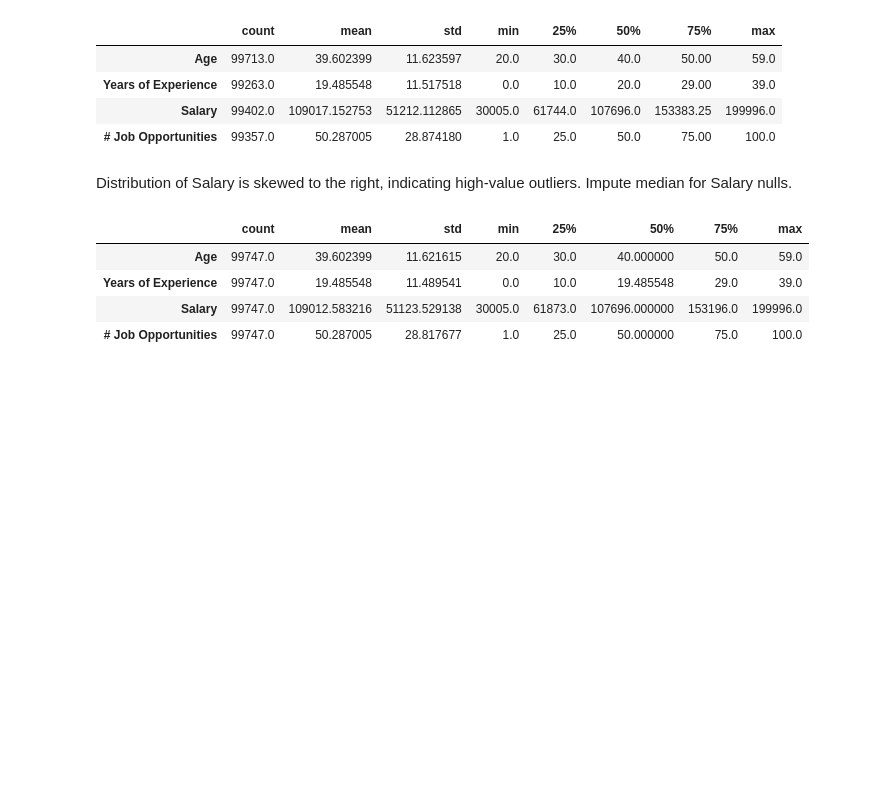
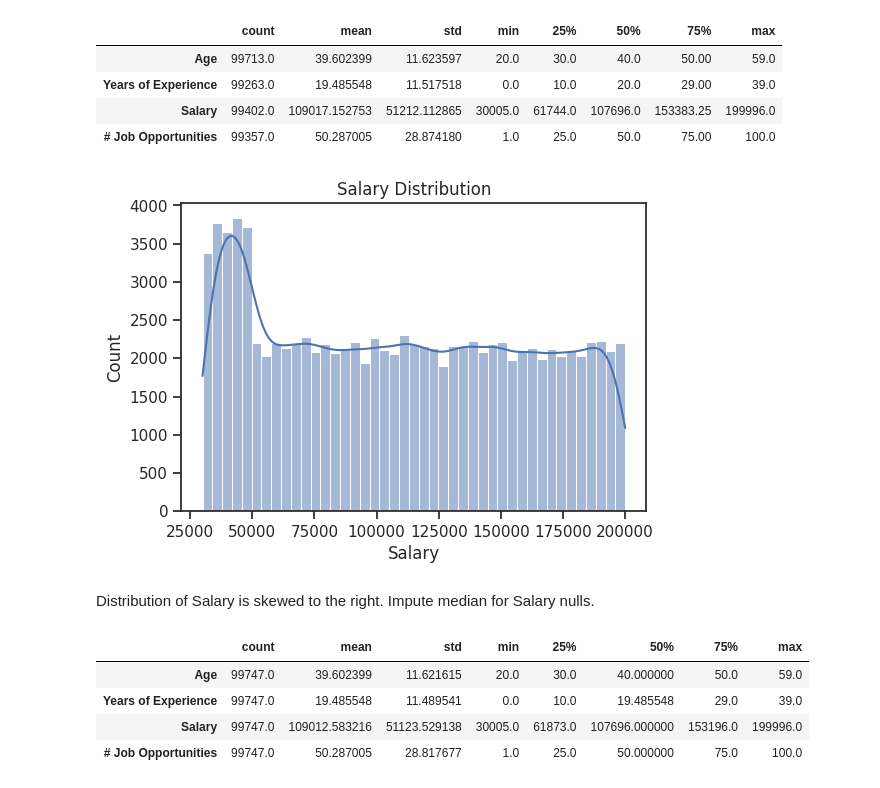
Before and after one commit to Natalie-Bojorquez/CIS3920Group4, a Jupyter notebook: CIS3920_Group4.ipynb, the cells around one changed output. Saved outputs shown, nothing was run; the diff lists cells and outputs as text; code cells hidden in the pictures; blank space fills up the shorter version.

```diff
--- a/CIS3920_Group4.ipynb
+++ b/CIS3920_Group4.ipynb
@@ -308,8 +335,17 @@ df[['Age','Years of Experience','Salary','# Job Opportunities']].describe().T
 | Years of Experience | 99263.0 | 19.485548 | 11.517518 | 0.0 | 10.0 | 20.0 | 29.00 | 39.0 |
 | Salary | 99402.0 | 109017.152753 | 51212.112865 | 30005.0 | 61744.0 | 107696.0 | 153383.25 | 199996.0 |
 | # Job Opportunities | 99357.0 | 50.287005 | 28.874180 | 1.0 | 25.0 | 50.0 | 75.00 | 100.0 |
+# %%
+# Display skewed distribution of Salary by plotting a histogram with a Kernel Distribution Estimation Plot overlay
+plt.figure(figsize=[6,4])
+sns.set(style="ticks")
+sns.histplot(data=df, x='Salary', kde=True)  # kde=True -> draw curve fit to shape... bell curve in this case
+plt.title('Salary Distribution')
+plt.show()
+# %% [output]
+[figure, added]
 # %% [markdown]
-Distribution of Salary is skewed to the right, indicating high-value outliers. Impute median for Salary nulls.
+Distribution of Salary is skewed to the right. Impute median for Salary nulls.
 # %%
 # Replace missing numeric values with an arithmetic (mean or median) strategy
 # mean strategy
```
Also changed, not shown: parts of 51 cells of this notebook.
